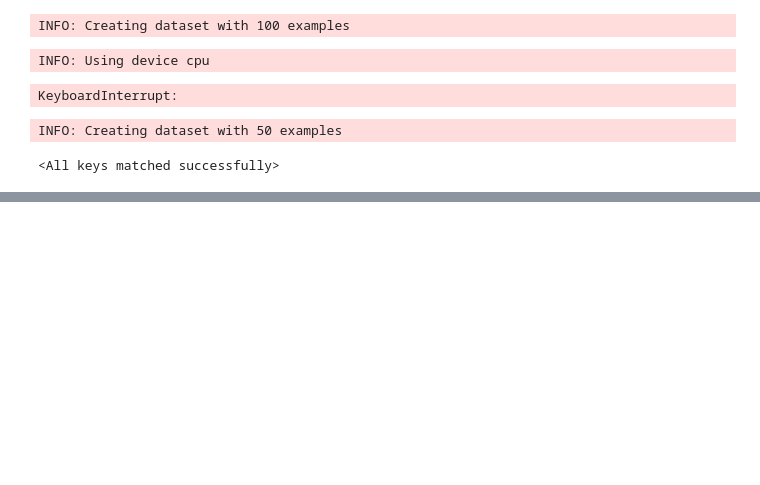
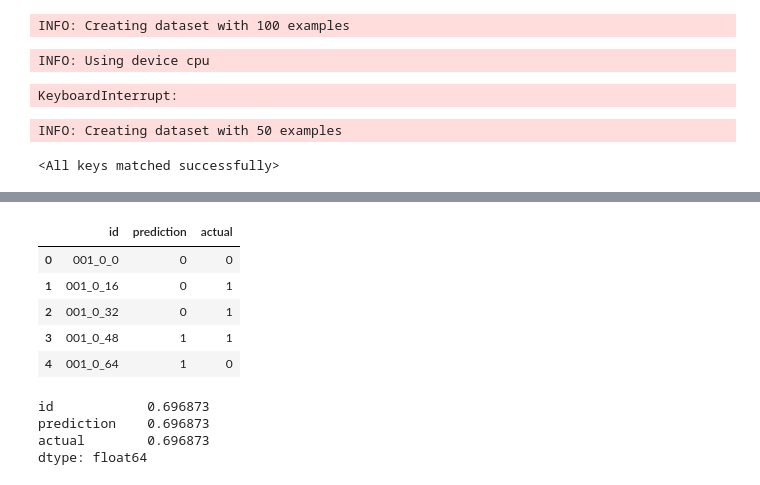
Before and after one commit to ehoelzl/ML_course, a Jupyter notebook: projects/project2/project_road_segmentation/torch_unet/Torch.ipynb, the cells around one changed output, grey strips where cells are left out. Saved outputs shown, nothing was run; the diff lists cells and outputs as text; code cells hidden in the pictures; blank space fills up the shorter version.

```diff
--- a/projects/project2/project_road_segmentation/torch_unet/Torch.ipynb
+++ b/projects/project2/project_road_segmentation/torch_unet/Torch.ipynb
@@ -130,0 +137,9 @@ array([[1, 1, 1, ..., 1, 1, 1],
+# %%
+merged.head()
+# %% [output]
+|  | id | prediction | actual |
+| 0 | 001_0_0 | 0 | 0 |
+| 1 | 001_0_16 | 0 | 1 |
+| 2 | 001_0_32 | 0 | 1 |
+| 3 | 001_0_48 | 1 | 1 |
+| 4 | 001_0_64 | 1 | 0 |
@@ -130,0 +154,7 @@ array([[1, 1, 1, ..., 1, 1, 1],
+# %%
+f1_score
+# %% [output]
+id            0.696873
+prediction    0.696873
+actual        0.696873
+dtype: float64
```
Also changed, not shown: parts of 10 cells of this notebook, 3 other files.
